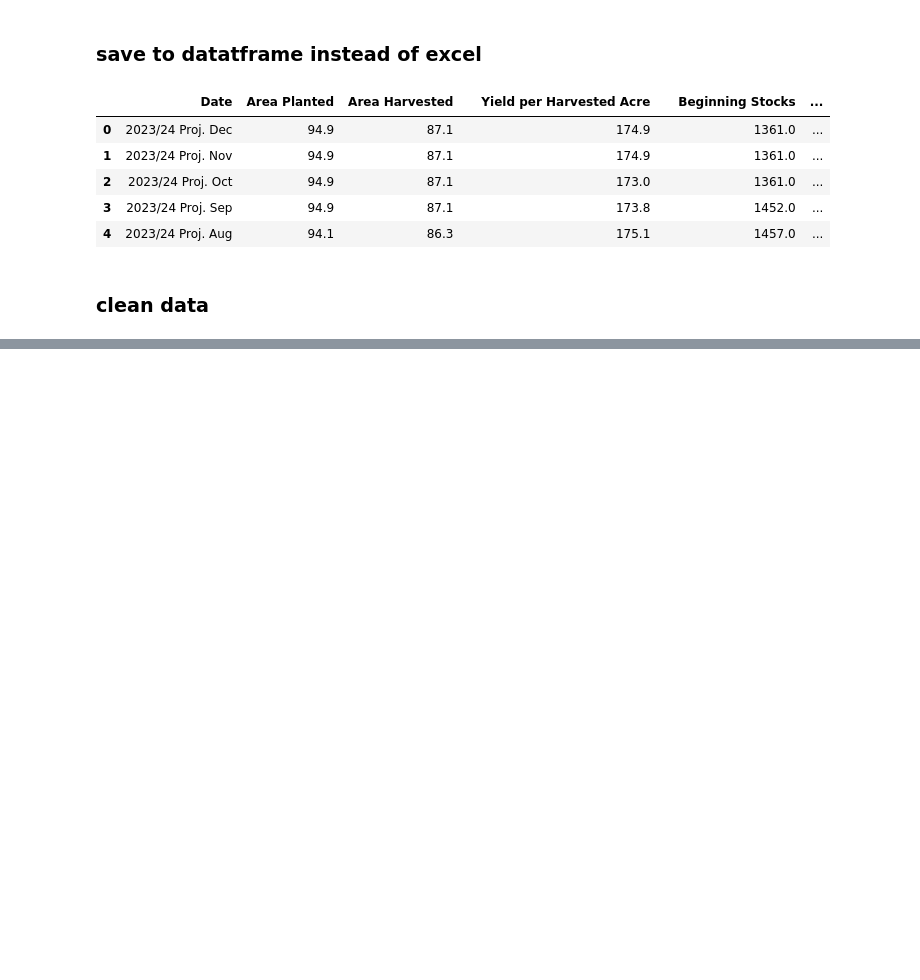
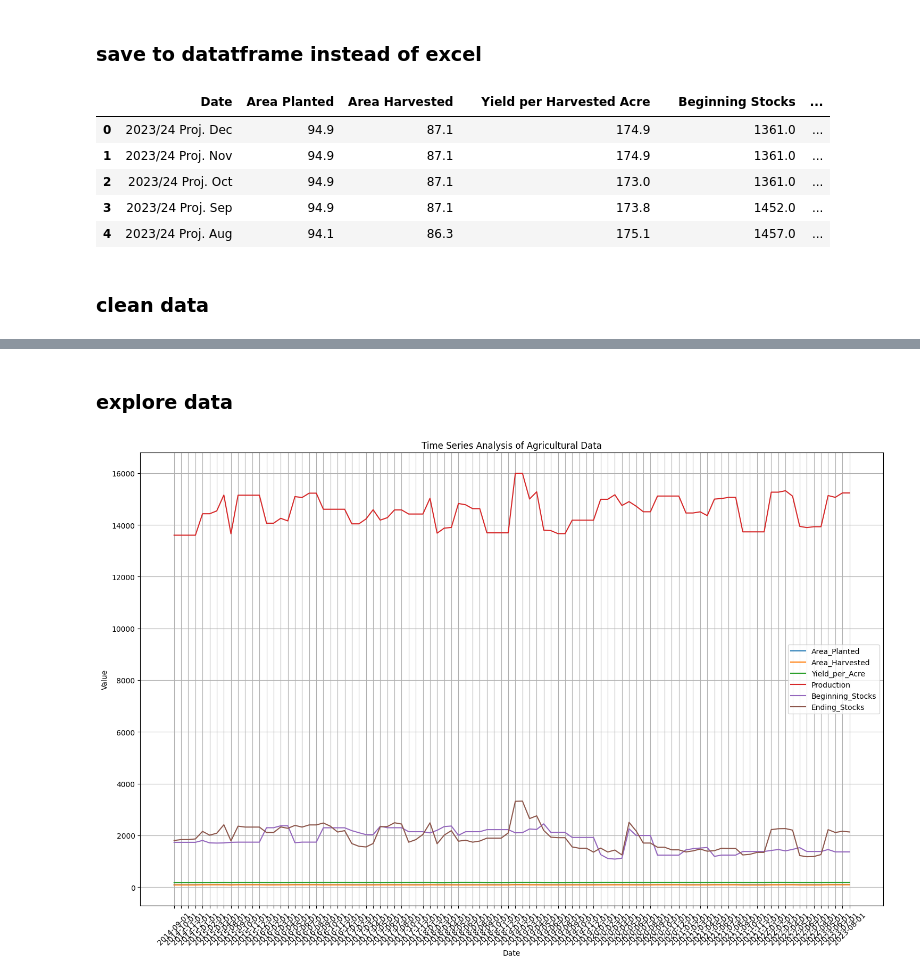
Before and after one commit to Jamie-Kennedy98/snd-forecast, a Jupyter notebook: testing.ipynb, the cells around one changed output, grey strips where cells are left out. Saved outputs shown, nothing was run; the diff lists cells and outputs as text; code cells hidden in the pictures; blank space fills up the shorter version.

Commit message:
marketing year

```diff
--- a/testing.ipynb
+++ b/testing.ipynb
@@ -315,0 +348,27 @@ df_cleaned['projected_dates'] = df_cleaned['Date'].apply(convert_to_date)
+# %% [markdown]
+### explore data
+# %%
+import pandas as pd
+df_cleaned = pd.read_csv("cleaned_data.csv")
+# %%
+import matplotlib.pyplot as plt
+import seaborn as sns
+
+# Selecting key variables for time series analysis
+variables_to_plot = ['Area_Planted', 'Area_Harvested','Yield_per_Acre', 'Production', 'Beginning_Stocks', 'Ending_Stocks']
+
+# Plotting time series for selected variables again, now that we know 'projected_dates' is already in datetime format
+plt.figure(figsize=(15, 10))
+for variable in variables_to_plot:
+    sns.lineplot(data=df_cleaned, x='Marketing_Year_Month', y=variable, label=variable)
+
+plt.title('Time Series Analysis of Agricultural Data')
+plt.xlabel('Date')
+plt.ylabel('Value')
+plt.legend()
+plt.xticks(rotation=45)
+plt.grid(True)
+plt.tight_layout()
+plt.show()
+# %% [output]
+[figure, added]
```
Also changed, not shown: parts of 48 cells of this notebook.
